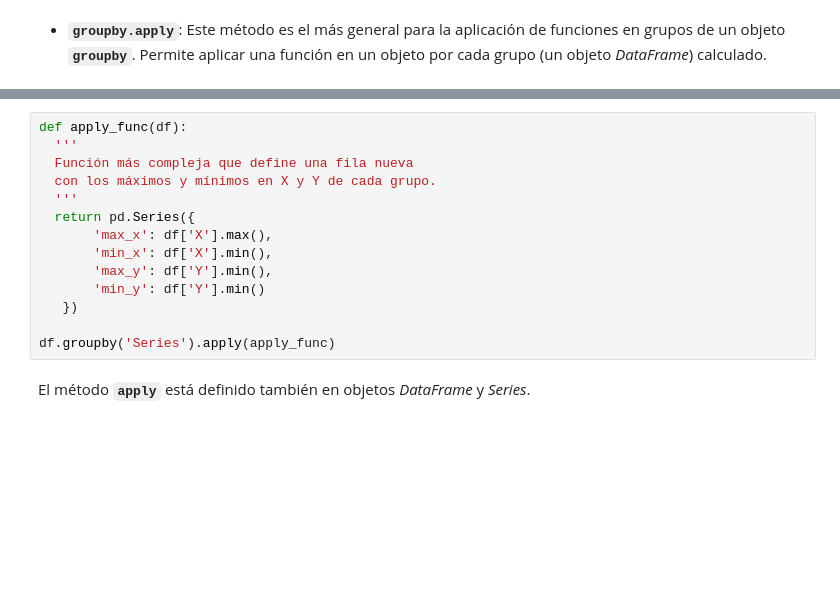
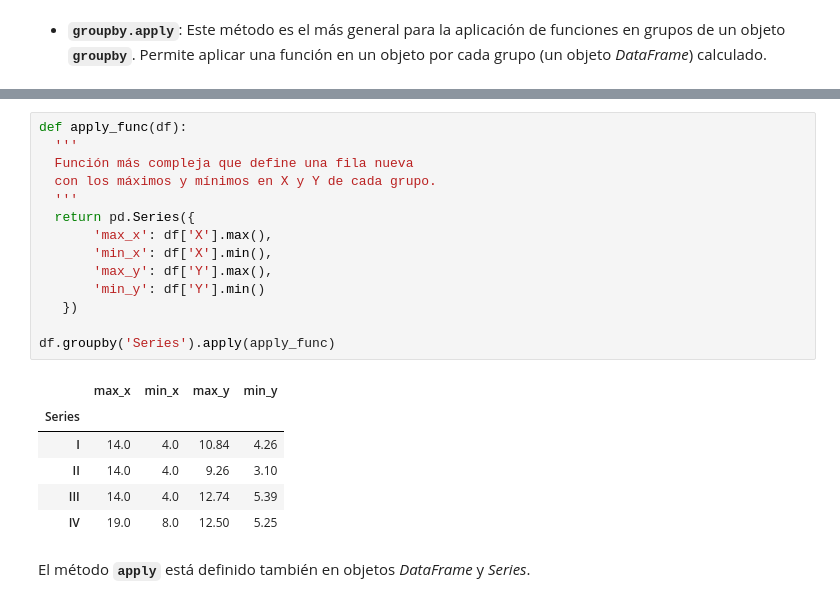
Before and after one commit to hcquinteroz/mlds-unal, a Jupyter notebook: 01-Semestre01/Contenido/01-Modulo01-AnalisisyVisualizaciondeDatosconPython/02-Unidad02-AnalisisdeDatosconPandas/01-Taller_guiado-Pandas_Entendimiento_de_los_datos_Parte_1.ipynb, the cells around one changed output, grey strips where cells are left out. Drawn from its saved outputs; the diff is of its cells as text; blank space fills up the shorter version.

```diff
--- a/01-Semestre01/Contenido/01-Modulo01-AnalisisyVisualizaciondeDatosconPython/02-Unidad02-AnalisisdeDatosconPandas/01-Taller_guiado-Pandas_Entendimiento_de_los_datos_Parte_1.ipynb
+++ b/01-Semestre01/Contenido/01-Modulo01-AnalisisyVisualizaciondeDatosconPython/02-Unidad02-AnalisisdeDatosconPandas/01-Taller_guiado-Pandas_Entendimiento_de_los_datos_Parte_1.ipynb
@@ -770,17 +1430,24 @@ df.groupby('Series').apply(lambda df: df['Y'].max())
 # %%
 def apply_func(df):
   '''
   Función más compleja que define una fila nueva
   con los máximos y mínimos en X y Y de cada grupo.
   '''
   return pd.Series({
        'max_x': df['X'].max(),
        'min_x': df['X'].min(),
-       'max_y': df['Y'].min(),
+       'max_y': df['Y'].max(),
        'min_y': df['Y'].min()
    })
 
 df.groupby('Series').apply(apply_func)
+# %% [output]
+|  | max_x | min_x | max_y | min_y |
+| Series |  |  |  |  |
+| I | 14.0 | 4.0 | 10.84 | 4.26 |
+| II | 14.0 | 4.0 | 9.26 | 3.10 |
+| III | 14.0 | 4.0 | 12.74 | 5.39 |
+| IV | 19.0 | 8.0 | 12.50 | 5.25 |
 # %% [markdown]
 El método **`apply`** está definido también en objetos *DataFrame* y *Series*.
 # %%
```
Also changed, not shown: parts of 108 cells of this notebook.
